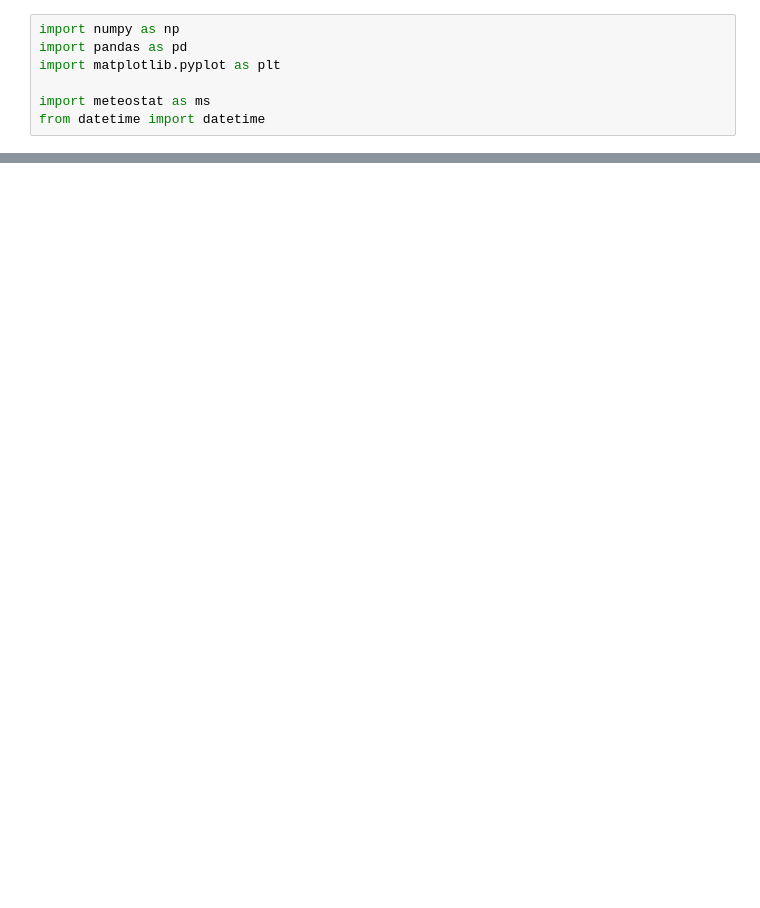
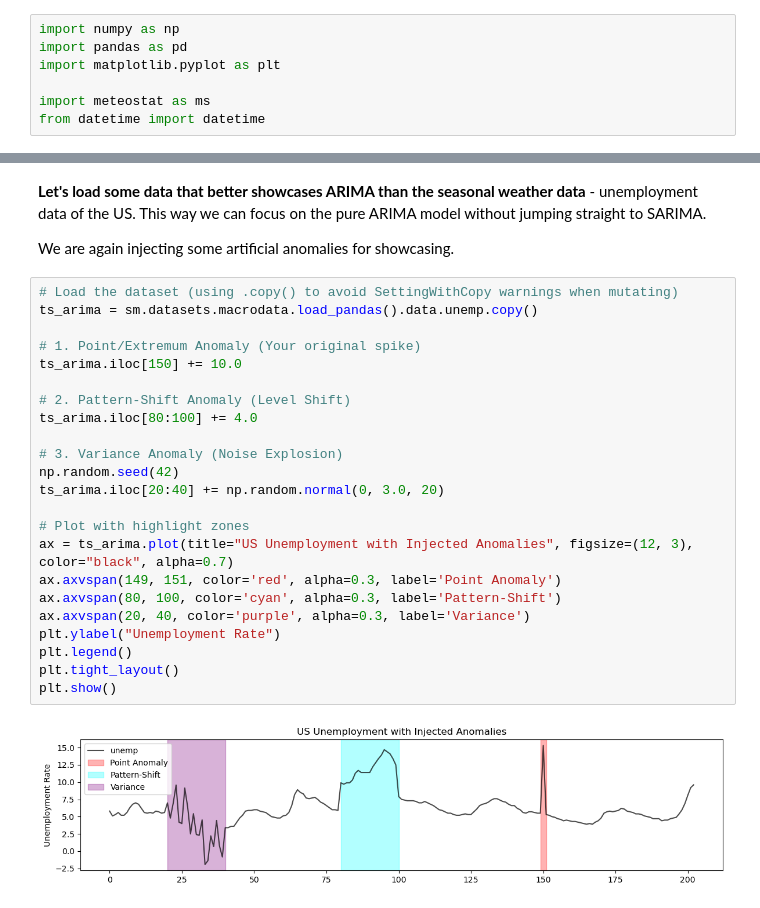
Before and after one commit to moritzspuehler/unibz-tsa-lecture-examples, a Jupyter notebook: tsa07_anomalies.ipynb, the cells around one changed output, grey strips where cells are left out. Cells and saved outputs as stored; diff of their text form; blank space fills up the shorter version.

```diff
--- a/tsa07_anomalies.ipynb
+++ b/tsa07_anomalies.ipynb
@@ -164,0 +419,29 @@ plt.show()
+# %% [markdown]
+**Let's load some data that better showcases ARIMA than the seasonal weather data** - unemployment data of the US. This way we can focus on the pure ARIMA model without jumping straight to SARIMA.
+
+We are again injecting some artificial anomalies for showcasing.
+# %%
+# Load the dataset (using .copy() to avoid SettingWithCopy warnings when mutating)
+ts_arima = sm.datasets.macrodata.load_pandas().data.unemp.copy()
+
+# 1. Point/Extremum Anomaly (Your original spike)
+ts_arima.iloc[150] += 10.0
+
+# 2. Pattern-Shift Anomaly (Level Shift)
+ts_arima.iloc[80:100] += 4.0
+
+# 3. Variance Anomaly (Noise Explosion)
+np.random.seed(42)
+ts_arima.iloc[20:40] += np.random.normal(0, 3.0, 20)
+
+# Plot with highlight zones
+ax = ts_arima.plot(title="US Unemployment with Injected Anomalies", figsize=(12, 3), color="black", alpha=0.7)
+ax.axvspan(149, 151, color='red', alpha=0.3, label='Point Anomaly')
+ax.axvspan(80, 100, color='cyan', alpha=0.3, label='Pattern-Shift')
+ax.axvspan(20, 40, color='purple', alpha=0.3, label='Variance')
+plt.ylabel("Unemployment Rate")
+plt.legend()
+plt.tight_layout()
+plt.show()
+# %% [output]
+[figure, added]
```
Also changed, not shown: parts of 57 cells of this notebook.
